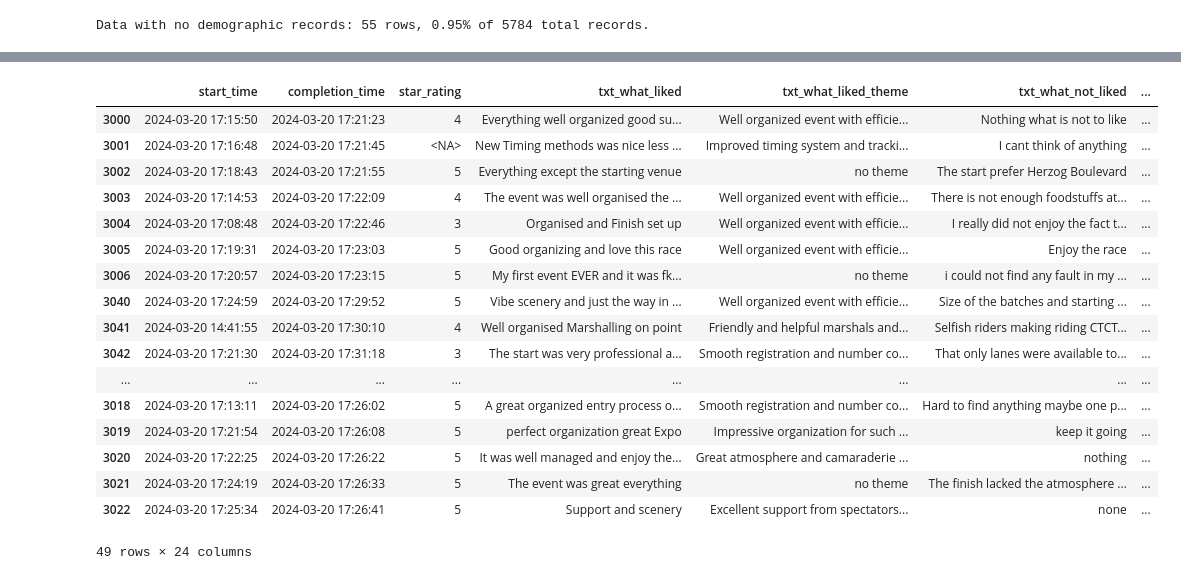
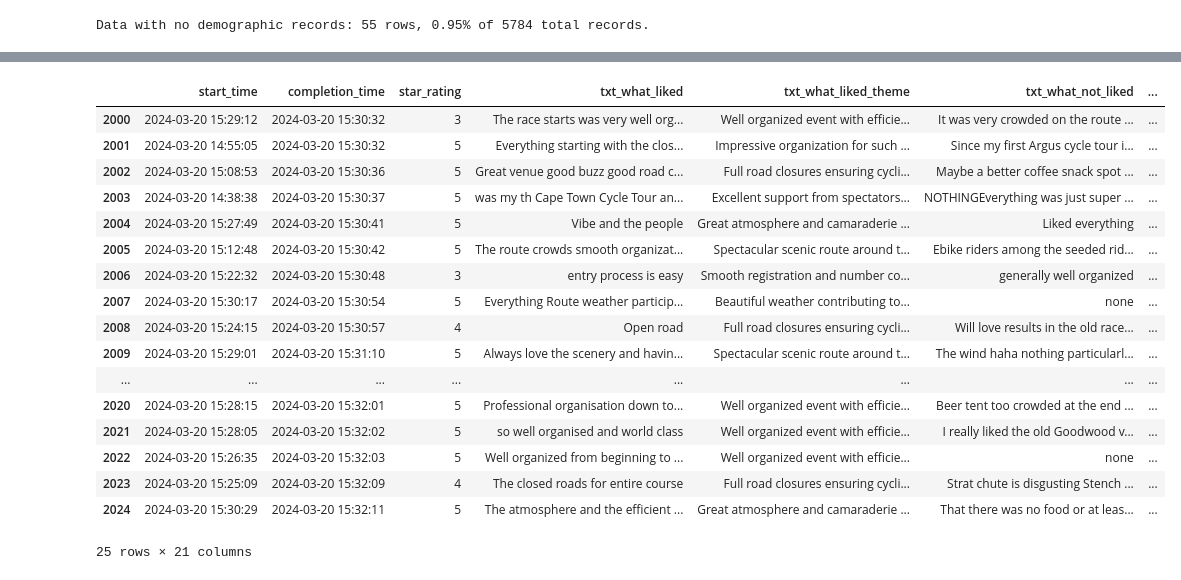
Before and after one commit to matthpau/Cycling-South-Africa, a Jupyter notebook: cycling_za.ipynb, the cells around one changed output, grey strips where cells are left out. Cells and saved outputs as stored; diff of their text form; code cells hidden in the pictures.

```diff
--- a/cycling_za.ipynb
+++ b/cycling_za.ipynb
@@ -380,27 +360,28 @@ def classify_text_column(orig_dataframe, columns):
 # %%
 # Loop through chunks
 
-working_data = all_data[3000:3059].copy()
+working_data = all_data[2000:2025].copy()
 total_records = len(working_data)
 
 print("Total Records", total_records)
-chunk_size = 7
-working_txt_cols_to_classify = txt_cols_to_classify#[0:1]
-chunks_folder = 'df_chunks/'
+chunk_size = 5
+working_txt_cols_to_classify = txt_cols_to_classify[0:1]
+chunks_folder = "df_chunks/"
 
 start, end = 0, chunk_size
 
 # Delete Previous Chunks
 for filename in os.listdir(chunks_folder):
-    os.remove(f'{chunks_folder}{filename}')
+    os.remove(f"{chunks_folder}{filename}")
 
 counter = 1
 
-while end <= total_records:
+while start != total_records:
 
-    print('Start, end = ', start , end)
+    print("Start, end = ", start, end)
 
     current_chunk = working_data[start:end].copy()
+    #pprint.pp(current_chunk["start_time"])
 
     classifications = classify_text_column(
         current_chunk,
@@ -414,13 +395,18 @@ while end <= total_records:
     with open(output_file, "wb") as f:
         classifications.to_pickle(f)
 
-    if start + chunk_size <= total_records:
-        start = end + 1
+    remaining_records = total_records - end
+    print("Remaining", remaining_records)
+
+    if remaining_records > chunk_size:
+
+        print("banana", start, chunk_size, total_records)
+        start = end
         end = start + chunk_size
 
     else:
-        remaining_records = total_records - end
-        start = end + 1
+        print("xxx", start, end, total_records, remaining_records)
+        start = end
         end = start + remaining_records
 
     print("New start, end", start, end)
@@ -440,15 +440,16 @@ df_chunks = []
 
 print('Reconsituting...')
 for filename in os.listdir(chunks_folder):
-    print(filename)
+
     temp_df = pd.read_pickle(f'{chunks_folder}{filename}')
-
+    print(filename, len(temp_df))
     df_chunks.append(temp_df)
 
-reconstitued = pd.concat(df_chunks)
+reconstituted = pd.concat(df_chunks)
+reconstituted.sort_index(inplace=True)
 
-reconstitued.to_pickle('outputs/final_reconsituted.pkl')
-print(len(reconstitued))
-reconstitued
+reconstituted.to_pickle('outputs/final_reconsituted.pkl')
+print(len(reconstituted))
+reconstituted
 # %% [output]
 Reconsituting...
@@ -463,18 +462,18 @@ df 0016-0023.pkl
 |  | start_time | completion_time | star_rating | txt_what_liked | txt_what_liked_theme | txt_what_not_liked | ... |
-| 3000 | 2024-03-20 17:15:50 | 2024-03-20 17:21:23 | 4 | Everything well organized good su... | Well organized event with efficie... | Nothing what is not to like | ... |
-| 3001 | 2024-03-20 17:16:48 | 2024-03-20 17:21:45 | <NA> | New Timing methods was nice less ... | Improved timing system and tracki... | I cant think of anything | ... |
-| 3002 | 2024-03-20 17:18:43 | 2024-03-20 17:21:55 | 5 | Everything except the starting venue | no theme | The start prefer Herzog Boulevard | ... |
-| 3003 | 2024-03-20 17:14:53 | 2024-03-20 17:22:09 | 4 | The event was well organised the ... | Well organized event with efficie... | There is not enough foodstuffs at... | ... |
-| 3004 | 2024-03-20 17:08:48 | 2024-03-20 17:22:46 | 3 | Organised and Finish set up | Well organized event with efficie... | I really did not enjoy the fact t... | ... |
-| 3005 | 2024-03-20 17:19:31 | 2024-03-20 17:23:03 | 5 | Good organizing and love this race | Well organized event with efficie... | Enjoy the race | ... |
-| 3006 | 2024-03-20 17:20:57 | 2024-03-20 17:23:15 | 5 | My first event EVER and it was fk... | no theme | i could not find any fault in my ... | ... |
-| 3040 | 2024-03-20 17:24:59 | 2024-03-20 17:29:52 | 5 | Vibe scenery and just the way in ... | Well organized event with efficie... | Size of the batches and starting ... | ... |
-| 3041 | 2024-03-20 14:41:55 | 2024-03-20 17:30:10 | 4 | Well organised Marshalling on point | Friendly and helpful marshals and... | Selfish riders making riding CTCT... | ... |
-| 3042 | 2024-03-20 17:21:30 | 2024-03-20 17:31:18 | 3 | The start was very professional a... | Smooth registration and number co... | That only lanes were available to... | ... |
+| 2000 | 2024-03-20 15:29:12 | 2024-03-20 15:30:32 | 3 | The race starts was very well org... | Well organized event with efficie... | It was very crowded on the route ... | ... |
+| 2001 | 2024-03-20 14:55:05 | 2024-03-20 15:30:32 | 5 | Everything starting with the clos... | Impressive organization for such ... | Since my first Argus cycle tour i... | ... |
+| 2002 | 2024-03-20 15:08:53 | 2024-03-20 15:30:36 | 5 | Great venue good buzz good road c... | Full road closures ensuring cycli... | Maybe a better coffee snack spot ... | ... |
+| 2003 | 2024-03-20 14:38:38 | 2024-03-20 15:30:37 | 5 | was my th Cape Town Cycle Tour an... | Excellent support from spectators... | NOTHINGEverything was just super ... | ... |
+| 2004 | 2024-03-20 15:27:49 | 2024-03-20 15:30:41 | 5 | Vibe and the people | Great atmosphere and camaraderie ... | Liked everything | ... |
+| 2005 | 2024-03-20 15:12:48 | 2024-03-20 15:30:42 | 5 | The route crowds smooth organizat... | Spectacular scenic route around t... | Ebike riders among the seeded rid... | ... |
+| 2006 | 2024-03-20 15:22:32 | 2024-03-20 15:30:48 | 3 | entry process is easy | Smooth registration and number co... | generally well organized | ... |
+| 2007 | 2024-03-20 15:30:17 | 2024-03-20 15:30:54 | 5 | Everything Route weather particip... | Beautiful weather contributing to... | none | ... |
+| 2008 | 2024-03-20 15:24:15 | 2024-03-20 15:30:57 | 4 | Open road | Full road closures ensuring cycli... | Will love results in the old race... | ... |
+| 2009 | 2024-03-20 15:29:01 | 2024-03-20 15:31:10 | 5 | Always love the scenery and havin... | Spectacular scenic route around t... | The wind haha nothing particularl... | ... |
 | ... | ... | ... | ... | ... | ... | ... | ... |
-| 3018 | 2024-03-20 17:13:11 | 2024-03-20 17:26:02 | 5 | A great organized entry process o... | Smooth registration and number co... | Hard to find anything maybe one p... | ... |
-| 3019 | 2024-03-20 17:21:54 | 2024-03-20 17:26:08 | 5 | perfect organization great Expo | Impressive organization for such ... | keep it going | ... |
-| 3020 | 2024-03-20 17:22:25 | 2024-03-20 17:26:22 | 5 | It was well managed and enjoy the... | Great atmosphere and camaraderie ... | nothing | ... |
-| 3021 | 2024-03-20 17:24:19 | 2024-03-20 17:26:33 | 5 | The event was great everything | no theme | The finish lacked the atmosphere ... | ... |
-| 3022 | 2024-03-20 17:25:34 | 2024-03-20 17:26:41 | 5 | Support and scenery | Excellent support from spectators... | none | ... |
+| 2020 | 2024-03-20 15:28:15 | 2024-03-20 15:32:01 | 5 | Professional organisation down to... | Well organized event with efficie... | Beer tent too crowded at the end ... | ... |
+| 2021 | 2024-03-20 15:28:05 | 2024-03-20 15:32:02 | 5 | so well organised and world class | Well organized event with efficie... | I really liked the old Goodwood v... | ... |
+| 2022 | 2024-03-20 15:26:35 | 2024-03-20 15:32:03 | 5 | Well organized from beginning to ... | Well organized event with efficie... | none | ... |
+| 2023 | 2024-03-20 15:25:09 | 2024-03-20 15:32:09 | 4 | The closed roads for entire course | Full road closures ensuring cycli... | Strat chute is disgusting Stench ... | ... |
+| 2024 | 2024-03-20 15:30:29 | 2024-03-20 15:32:11 | 5 | The atmosphere and the efficient ... | Great atmosphere and camaraderie ... | That there was no food or at leas... | ... |
-49 rows × 24 columns
+25 rows × 21 columns
```
Also changed, not shown: parts of 3 cells of this notebook, 8 other files.
